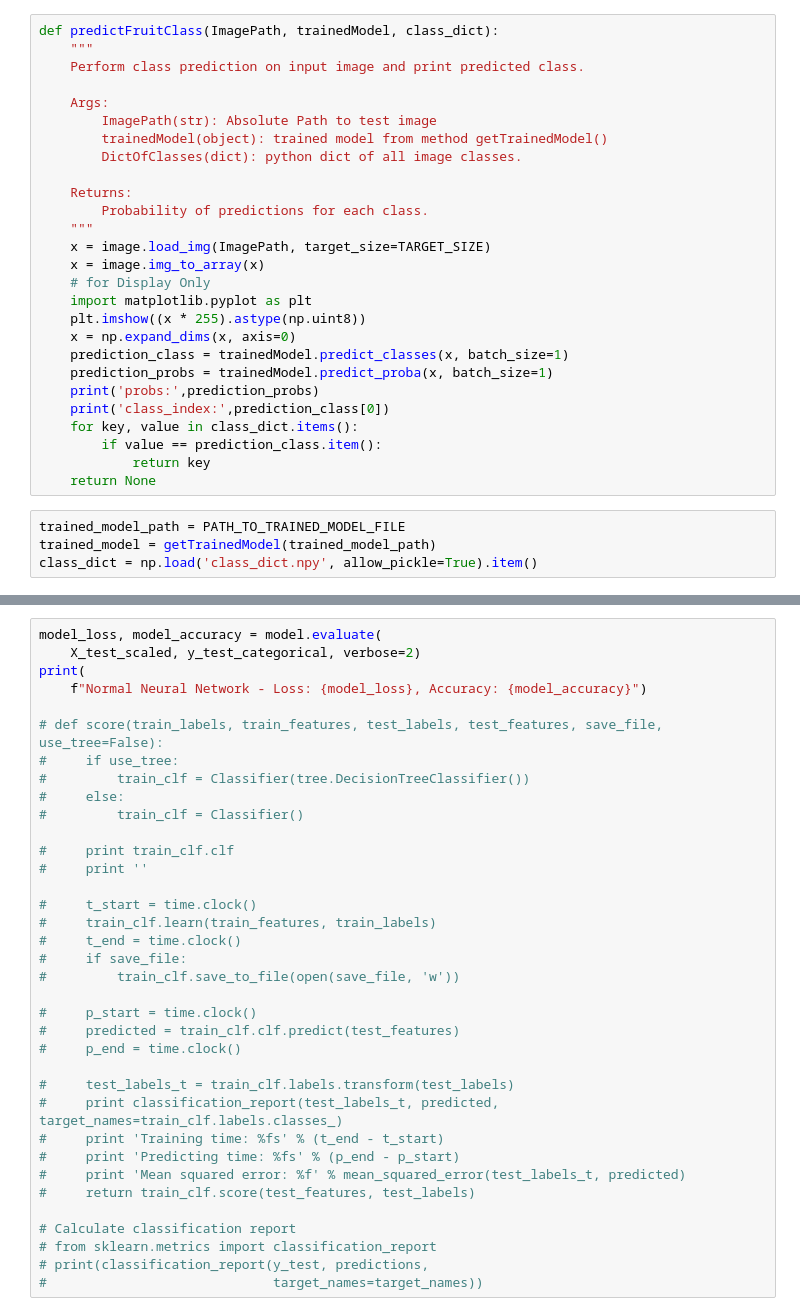
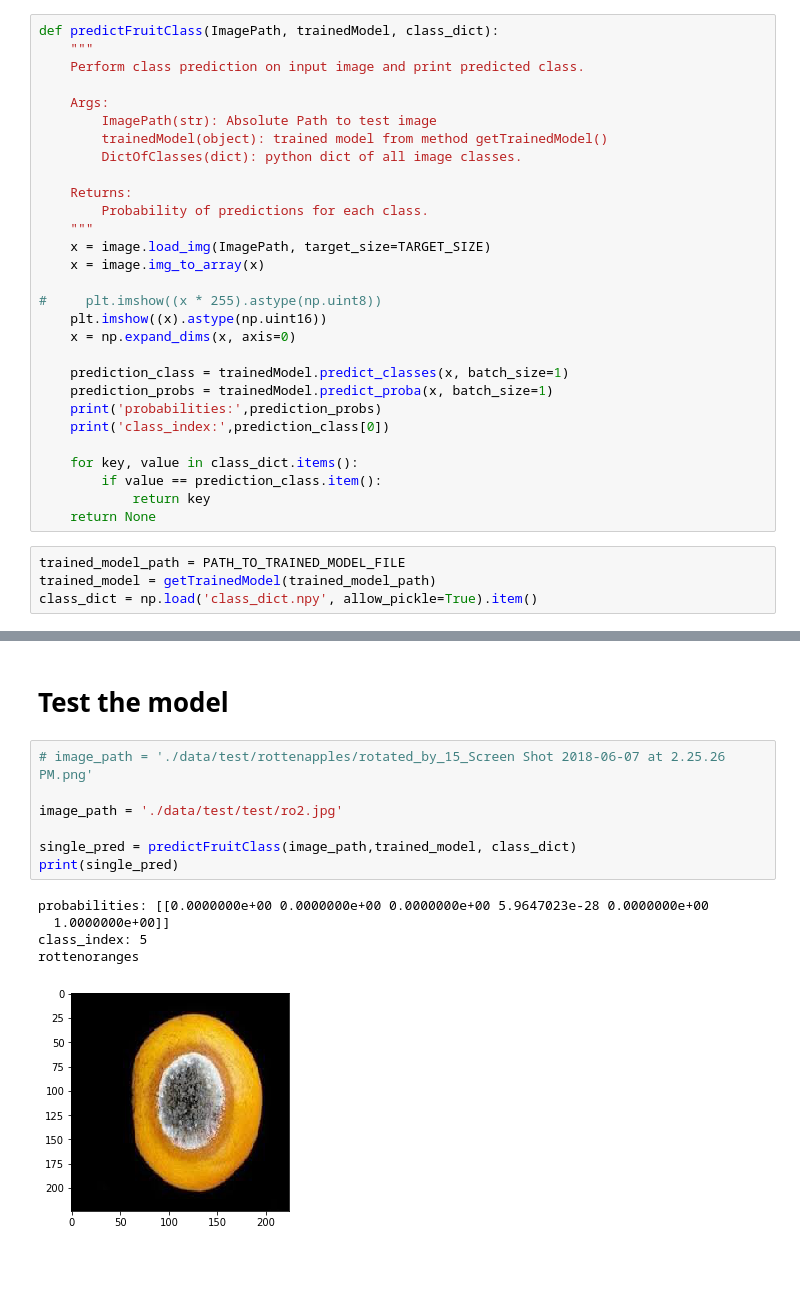
Before and after one commit to trigus00/Fruits, a Jupyter notebook: fresh_rotten_fruits/fresh_or_rotten_v2.ipynb, the cells around one changed output, grey strips where cells are left out. Saved outputs shown, nothing was run; the diff lists cells and outputs as text; blank space fills up the shorter version.

```diff
--- a/fresh_rotten_fruits/fresh_or_rotten_v2.ipynb
+++ b/fresh_rotten_fruits/fresh_or_rotten_v2.ipynb
@@ -343,14 +239,16 @@ def predictFruitClass(ImagePath, trainedModel, class_dict):
     """
     x = image.load_img(ImagePath, target_size=TARGET_SIZE)
     x = image.img_to_array(x)
-    # for Display Only
-    import matplotlib.pyplot as plt
-    plt.imshow((x * 255).astype(np.uint8))
+
+#     plt.imshow((x * 255).astype(np.uint8))
+    plt.imshow((x).astype(np.uint16))
     x = np.expand_dims(x, axis=0)
+
     prediction_class = trainedModel.predict_classes(x, batch_size=1)
     prediction_probs = trainedModel.predict_proba(x, batch_size=1)
-    print('probs:',prediction_probs)
+    print('probabilities:',prediction_probs)
     print('class_index:',prediction_class[0])
+
     for key, value in class_dict.items():
         if value == prediction_class.item():
             return key
@@ -388,36 +260,15 @@ freshbanana
-# %%
-model_loss, model_accuracy = model.evaluate(
-    X_test_scaled, y_test_categorical, verbose=2)
-print(
-    f"Normal Neural Network - Loss: {model_loss}, Accuracy: {model_accuracy}")
-
-# def score(train_labels, train_features, test_labels, test_features, save_file, use_tree=False):
-#     if use_tree:
-#         train_clf = Classifier(tree.DecisionTreeClassifier())
-#     else:
-#         train_clf = Classifier()
-
-#     print train_clf.clf
-#     print ''
-
-#     t_start = time.clock()
-#     train_clf.learn(train_features, train_labels)
-#     t_end = time.clock()
-#     if save_file:
-#         train_clf.save_to_file(open(save_file, 'w'))
-
-#     p_start = time.clock()
-#     predicted = train_clf.clf.predict(test_features)
-#     p_end = time.clock()
-
-#     test_labels_t = train_clf.labels.transform(test_labels)
-#     print classification_report(test_labels_t, predicted, target_names=train_clf.labels.classes_)
-#     print 'Training time: %fs' % (t_end - t_start)
-#     print 'Predicting time: %fs' % (p_end - p_start)
-#     print 'Mean squared error: %f' % mean_squared_error(test_labels_t, predicted)
-#     return train_clf.score(test_features, test_labels)
-
-# Calculate classification report
-# from sklearn.metrics import classification_report
-# print(classification_report(y_test, predictions,
-#                             target_names=target_names))
+# %% [markdown]
+# Test the model
+# %%
+# image_path = './data/test/rottenapples/rotated_by_15_Screen Shot 2018-06-07 at 2.25.26 PM.png'
+
+image_path = './data/test/test/ro2.jpg'
+
+single_pred = predictFruitClass(image_path,trained_model, class_dict)
+print(single_pred)
+# %% [output]
+probabilities: [[0.0000000e+00 0.0000000e+00 0.0000000e+00 5.9647023e-28 0.0000000e+00
+  1.0000000e+00]]
+class_index: 5
+rottenoranges
+[figure, added]
```
Also changed, not shown: parts of 22 cells of this notebook.
